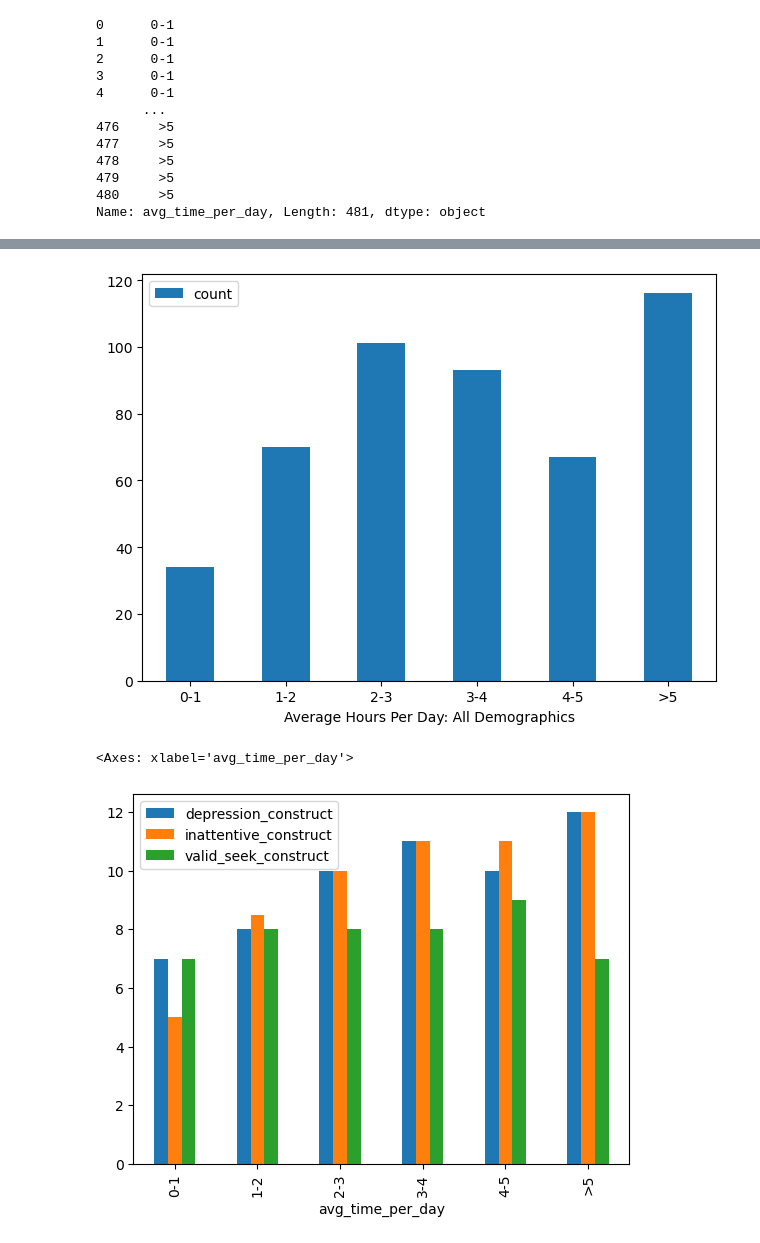
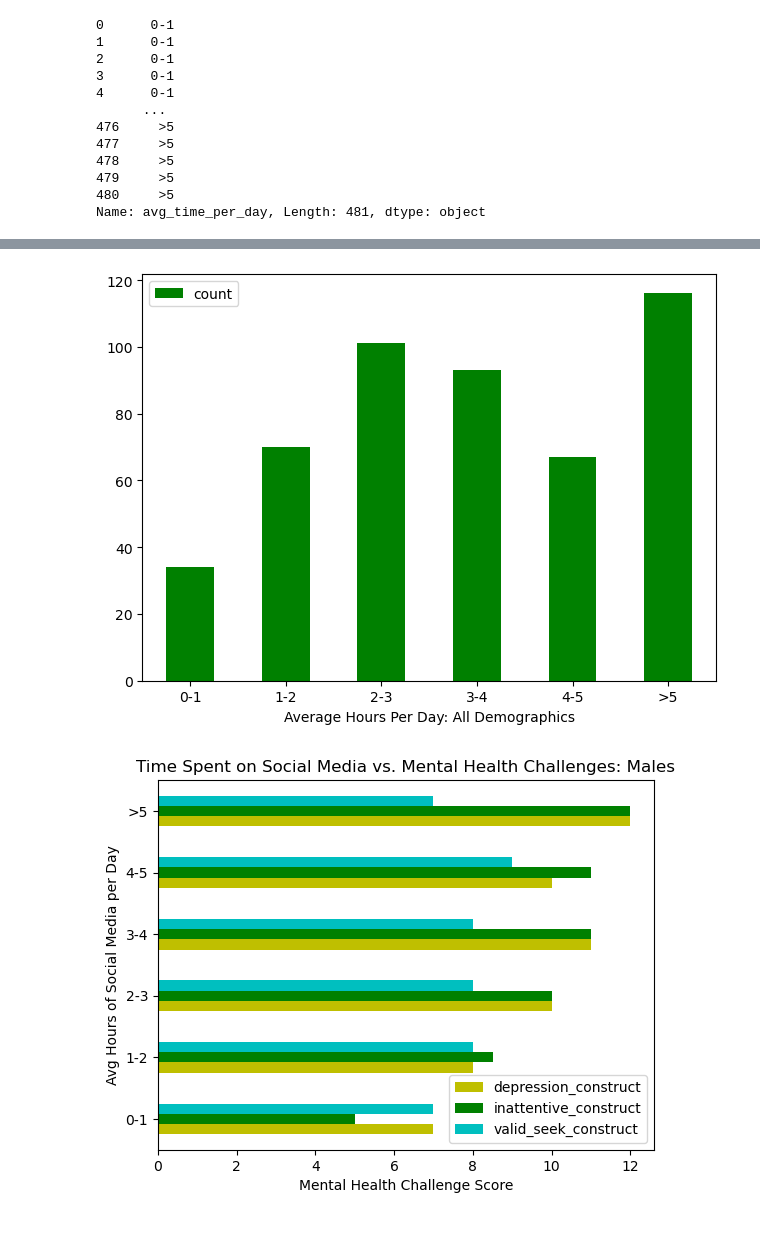
Before and after one commit to virgowolf/social_media_mental_health, a Jupyter notebook: analysis_CK.ipynb, the cells around one changed output, grey strips where cells are left out. Cells and saved outputs as stored; diff of their text form; code cells hidden in the pictures.

Commit message:
finalized and exported visualizations

```diff
--- a/analysis_CK.ipynb
+++ b/analysis_CK.ipynb
@@ -139,22 +156,26 @@ average_time_df.sort_values('avg_time_per_day')
 # %%
 # Create a histogram showing Average Time Per Day distribution
-average_time_df.plot(kind='bar')
+average_time_df.plot(kind='bar', color='green')
 plt.xticks(range(len(average_time_df)), average_time_df['avg_time_per_day'], rotation=0)
 plt.xlabel("Average Hours Per Day: All Demographics")
 plt.tight_layout()
+plt.savefig('Average_Hours_Per_Day_All_Demographics.jpg')
 plt.show()
 # %% [output]
-[figure, old version]
+[figure, new version]
 # %%
 # Time spent on social media vs feelings of depression (groupby male)
-testvar= clean_data_df.loc[clean_data_df['gender']== 'Male']
-depressed_male_df = testvar.groupby(['avg_time_per_day']).median(numeric_only=True)
+males = clean_data_df.loc[clean_data_df['gender']== 'Male']
+depressed_male_df = males.groupby(['avg_time_per_day']).median(numeric_only=True)
 depressed_male_df = pd.DataFrame(depressed_male_df)
 depressed_male_df
 
-depressed_male_df[["depression_construct", "inattentive_construct", "valid_seek_construct"]].plot.bar()
-#ylabel = 'Score'
-# Insert title: Male Avg Time per Day Mental vs. Health Constructs
+depressed_male_df[["depression_construct", "inattentive_construct",
+                   "valid_seek_construct"]].plot.barh(xlabel='Mental Health Challenge Score',
+                                                      ylabel= 'Avg Hours of Social Media per Day',
+                                                      title= 'Time Spent on Social Media vs. Mental Health Challenges: Males',
+                                                      color=["y", "g", "c"])
+plt.savefig('Male_Mental_Health_Barchart.jpg')
+plt.show()
 # %% [output]
-<Axes: xlabel='avg_time_per_day'>
-[figure, old version]
+[figure, new version]
```
Also changed, not shown: parts of 10 cells of this notebook, 3 other files.
